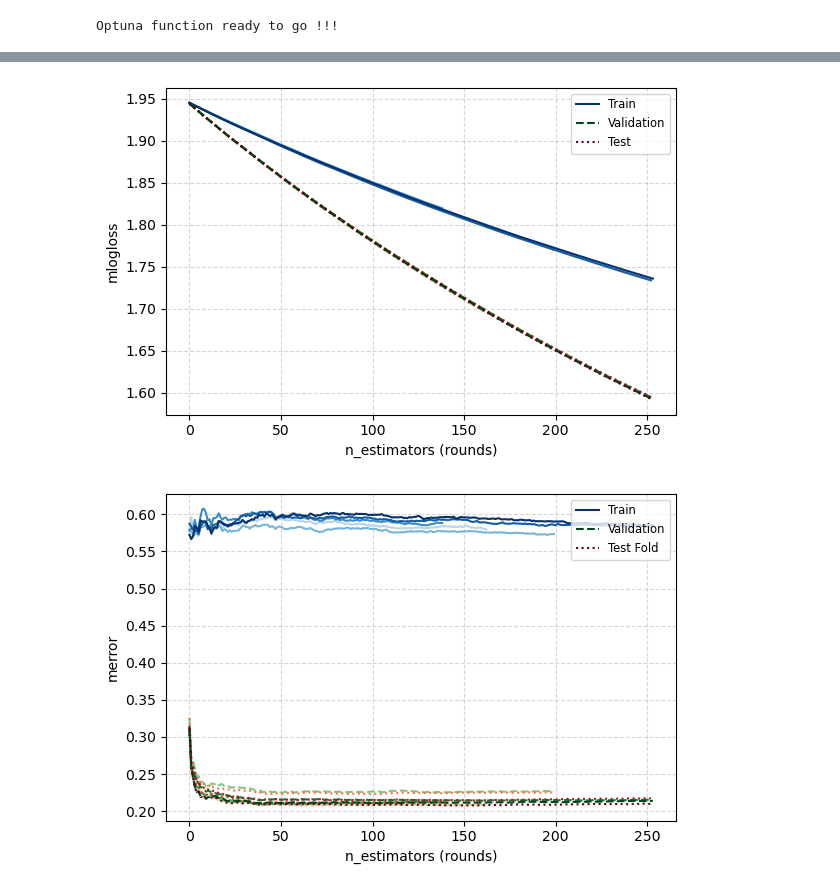
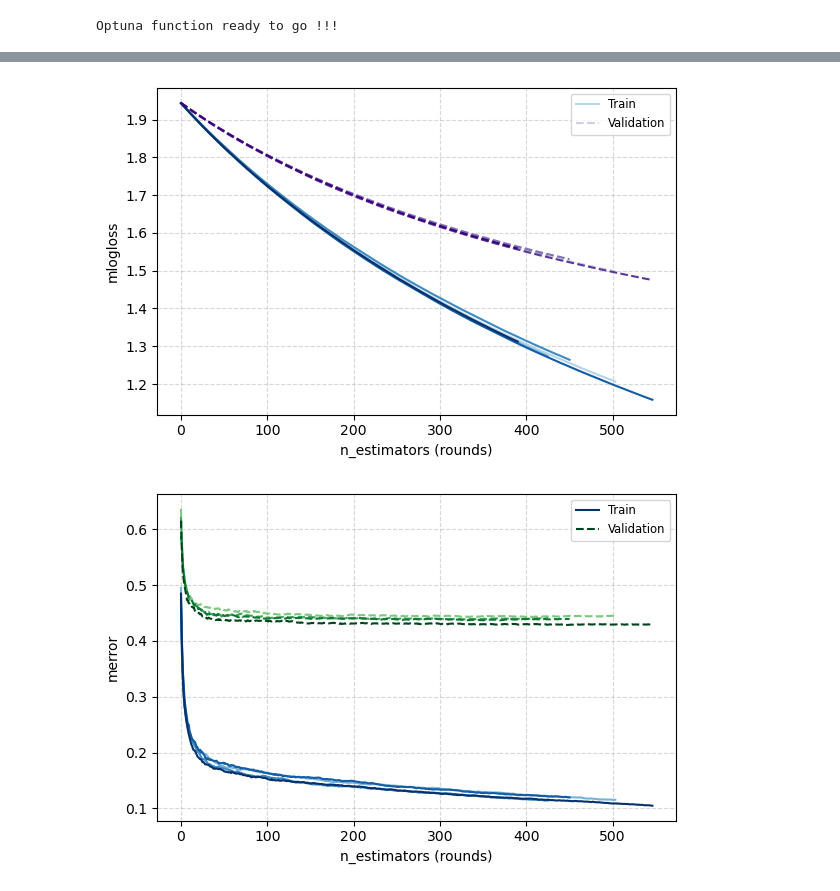
Before and after one commit to maxwellCcook/rooftop-mapping, a Jupyter notebook: code/11xgboost-Denver_.ipynb, the cells around one changed output, grey strips where cells are left out. Saved outputs shown, nothing was run; the diff lists cells and outputs as text; code cells hidden in the pictures.

```diff
--- a/code/11xgboost-Denver_.ipynb
+++ b/code/11xgboost-Denver_.ipynb
@@ -437,23 +495,23 @@ results.head()
 # %%
 plt.figure(figsize=(6, 4))
 
+# Colors for folds
 colors_train = plt.cm.Blues(np.linspace(0.3, 1, n_folds))
-colors_val = plt.cm.Greens(np.linspace(0.3, 1, n_folds))
-colors_test = plt.cm.Reds(np.linspace(0.3, 1, n_folds))
+colors_val = plt.cm.Purples(np.linspace(0.3, 1, n_folds))
 
 # Loop through each fold to plot mlogloss across epochs
-for idx, fold_idx in enumerate(range(0, n_folds)):
-    # Extract the list of mlogloss values for this fold
-    fold_data = results[results['fold'] == fold_idx]
+for idx, fold_idx in enumerate(range(1, n_folds + 1)):
+    # Extract the data for this fold
+    fold_data = metrics_df[metrics_df['fold'] == fold_idx]
 
-    mlogloss_train = fold_data['mlogloss_train'].iloc[0]  # List of mlogloss for training set
-    mlogloss_val = fold_data['mlogloss_val'].iloc[0]      # List of mlogloss for validation set
-    mlogloss_test = fold_data['mlogloss_test'].iloc[0]
+    # Extract mlogloss values
+    mlogloss_train = fold_data['train_mlogloss']
+    mlogloss_val = fold_data['val_mlogloss']
+    n_estimators = fold_data['n_estimators']  # n_estimators column is same for each fold
 
-    # Plot the mlogloss across epochs
-    plt.plot(mlogloss_train, color=colors_train[idx], linestyle='-', label=f'Train')
-    plt.plot(mlogloss_val, color=colors_val[idx], linestyle='--', label=f'Validation')
-    plt.plot(mlogloss_test, color=colors_test[idx], linestyle=':', label=f'Test')
+    # Plot the mlogloss across n_estimators
+    plt.plot(n_estimators, mlogloss_train, color=colors_train[idx], linestyle='-', label='Train' if idx == 0 else "")
+    plt.plot(n_estimators, mlogloss_val, color=colors_val[idx], linestyle='--', label='Validation' if idx == 0 else "")
 
 # Add plot labels and legend
 plt.xlabel('n_estimators (rounds)')
@@ -461,10 +519,8 @@ plt.ylabel('mlogloss')
 plt.grid(True, linestyle='--', alpha=0.5)
 plt.tight_layout()
 
-# Create a custom legend that appears once
-handles, labels = plt.gca().get_legend_handles_labels()
-unique_labels = dict(zip(labels, handles))
-plt.legend(unique_labels.values(), unique_labels.keys(), loc='upper right', fontsize='small')
+# Create a custom legend that appears only once
+plt.legend(loc='upper right', fontsize='small')
 
 # Save the plot
 out_png = os.path.join(results_dir, 'figures/denver-xgboost-cv_mlogloss.png')
@@ -473,7 +529,7 @@ plt.savefig(out_png, dpi=300, bbox_inches='tight')
 # Show the plot
 plt.show()
 # %% [output]
-[figure, old version]
+[figure, new version]
 # %%
 # Multiclass error across folds
 # %%
@@ -481,41 +537,40 @@ plt.figure(figsize=(6, 4))
 
 colors_train = plt.cm.Blues(np.linspace(0.3, 1, n_folds))
 colors_val = plt.cm.Greens(np.linspace(0.3, 1, n_folds))
 colors_test = plt.cm.Reds(np.linspace(0.3, 1, n_folds))
 
 # Loop through each fold to plot mlogloss across epochs
 for idx, fold_idx in enumerate(range(0, n_folds)):
     # Extract the list of mlogloss values for this fold
-    fold_data = results[results['fold'] == fold_idx]
+    fold_data = metrics_df[metrics_df['fold'] == fold_idx]
 
-    merror_train = fold_data['merror_train'].iloc[0]
-    merror_val = fold_data['merror_val'].iloc[0]
-    merror_test = fold_data['merror_test'].iloc[0]
+    merror_train = fold_data['train_merror']
+    merror_val = fold_data['val_merror']
+    n_estimators = fold_data['n_estimators']
 
     # Plot the mlogloss across epochs
-    plt.plot(merror_train, color=colors_train[idx], linestyle='-', label=f'Train')
-    plt.plot(merror_val, color=colors_val[idx], linestyle='--', label=f'Validation')
-    plt.plot(merror_test, color=colors_test[idx], linestyle=':', label=f'Test Fold')
+    plt.plot(n_estimators, merror_train, color=colors_train[idx], linestyle='-', label=f'Train')
+    plt.plot(n_estimators, merror_val, color=colors_val[idx], linestyle='--', label=f'Validation')
 
 # Add plot labels and legend
 plt.xlabel('n_estimators (rounds)')
 plt.ylabel('merror')
 plt.grid(True, linestyle='--', alpha=0.5)
 plt.tight_layout()
 
 # Create a custom legend that appears once
 handles, labels = plt.gca().get_legend_handles_labels()
 unique_labels = dict(zip(labels, handles))
 plt.legend(unique_labels.values(), unique_labels.keys(), loc='upper right', fontsize='small')
 
 # Save the plot
 out_png = os.path.join(results_dir, 'figures/denver-xgboost-cv_merror.png')
 plt.savefig(out_png, dpi=300, bbox_inches='tight')
 
 # Show the plot
 plt.show()
 # %% [output]
-[figure, old version]
+[figure, new version]
 # %%
 # Model AUC across folds
 # %%
```
Also changed, not shown: parts of 33 cells of this notebook, 2 other files.
